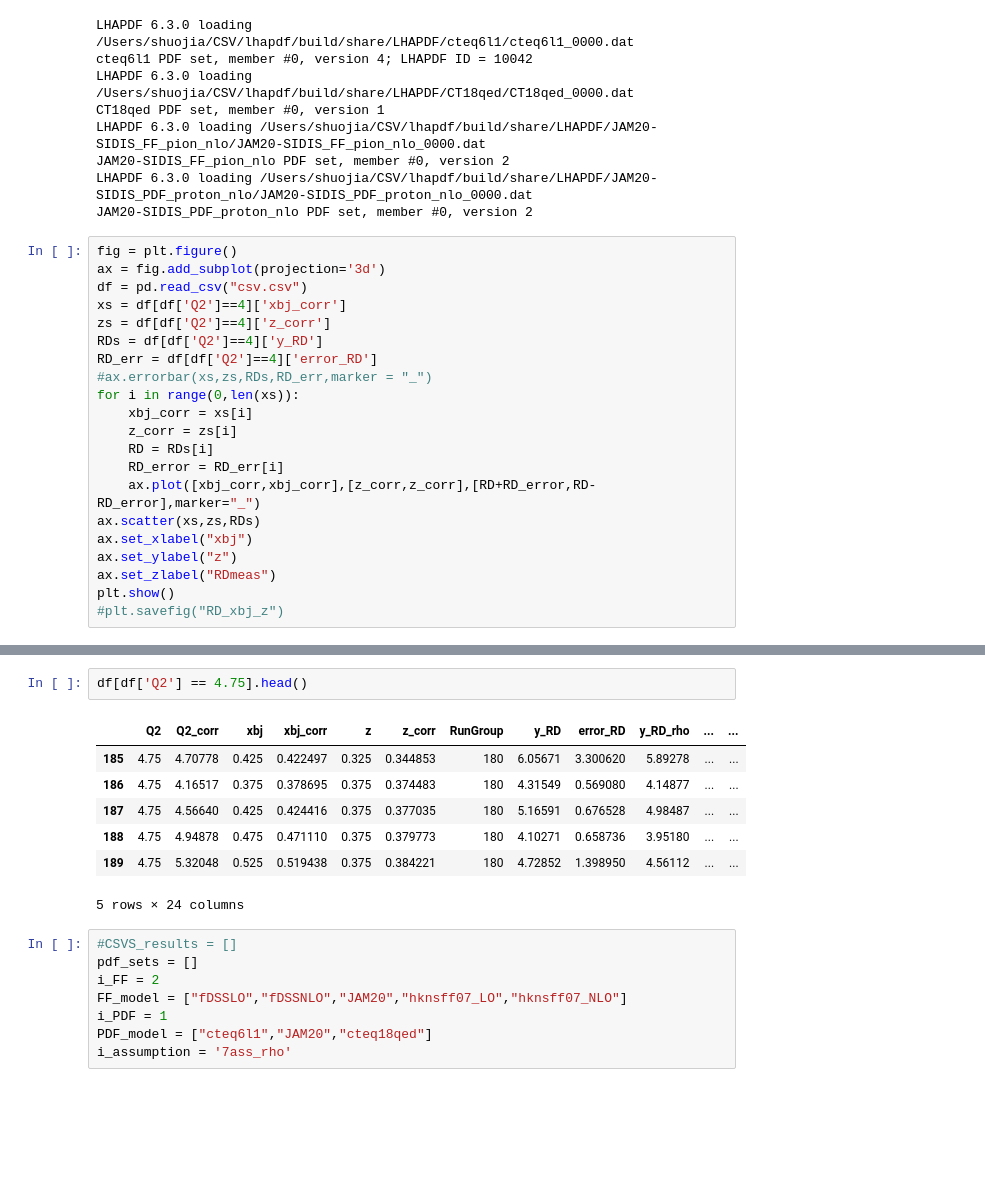
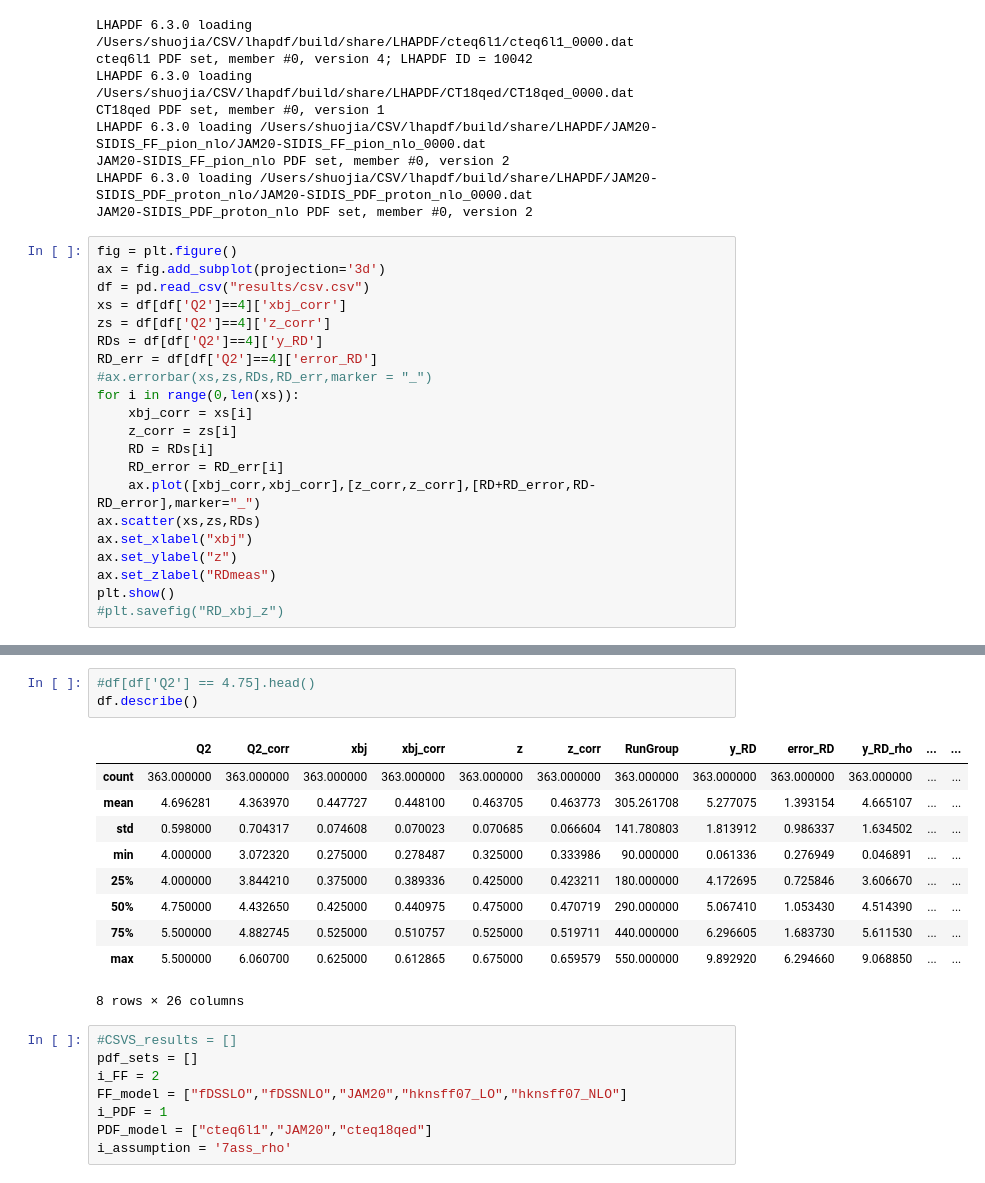
Before and after one commit to Mengzhendada/csv_notebook, a Jupyter notebook: yield_ratio_morepoints_Arho_pandas.ipynb, the cells around one changed output, grey strips where cells are left out. Saved outputs shown, nothing was run; the diff lists cells and outputs as text; blank space fills up the shorter version.

```diff
--- a/yield_ratio_morepoints_Arho_pandas.ipynb
+++ b/yield_ratio_morepoints_Arho_pandas.ipynb
@@ -26,7 +26,7 @@ JAM20-SIDIS_PDF_proton_nlo PDF set, member #0, version 2
 # %%
 fig = plt.figure()
 ax = fig.add_subplot(projection='3d')
-df = pd.read_csv("csv.csv")
+df = pd.read_csv("results/csv.csv")
 xs = df[df['Q2']==4]['xbj_corr']
 zs = df[df['Q2']==4]['z_corr']
 RDs = df[df['Q2']==4]['y_RD']
@@ -49,13 +49,17 @@ plt.show()
 # %%
-df[df['Q2'] == 4.75].head()
+#df[df['Q2'] == 4.75].head()
+df.describe()
 # %% [output]
 |  | Q2 | Q2_corr | xbj | xbj_corr | z | z_corr | RunGroup | y_RD | error_RD | y_RD_rho | ... | ... |
-| 185 | 4.75 | 4.70778 | 0.425 | 0.422497 | 0.325 | 0.344853 | 180 | 6.05671 | 3.300620 | 5.89278 | ... | ... |
-| 186 | 4.75 | 4.16517 | 0.375 | 0.378695 | 0.375 | 0.374483 | 180 | 4.31549 | 0.569080 | 4.14877 | ... | ... |
-| 187 | 4.75 | 4.56640 | 0.425 | 0.424416 | 0.375 | 0.377035 | 180 | 5.16591 | 0.676528 | 4.98487 | ... | ... |
-| 188 | 4.75 | 4.94878 | 0.475 | 0.471110 | 0.375 | 0.379773 | 180 | 4.10271 | 0.658736 | 3.95180 | ... | ... |
-| 189 | 4.75 | 5.32048 | 0.525 | 0.519438 | 0.375 | 0.384221 | 180 | 4.72852 | 1.398950 | 4.56112 | ... | ... |
+| count | 363.000000 | 363.000000 | 363.000000 | 363.000000 | 363.000000 | 363.000000 | 363.000000 | 363.000000 | 363.000000 | 363.000000 | ... | ... |
+| mean | 4.696281 | 4.363970 | 0.447727 | 0.448100 | 0.463705 | 0.463773 | 305.261708 | 5.277075 | 1.393154 | 4.665107 | ... | ... |
+| std | 0.598000 | 0.704317 | 0.074608 | 0.070023 | 0.070685 | 0.066604 | 141.780803 | 1.813912 | 0.986337 | 1.634502 | ... | ... |
+| min | 4.000000 | 3.072320 | 0.275000 | 0.278487 | 0.325000 | 0.333986 | 90.000000 | 0.061336 | 0.276949 | 0.046891 | ... | ... |
+| 25% | 4.000000 | 3.844210 | 0.375000 | 0.389336 | 0.425000 | 0.423211 | 180.000000 | 4.172695 | 0.725846 | 3.606670 | ... | ... |
+| 50% | 4.750000 | 4.432650 | 0.425000 | 0.440975 | 0.475000 | 0.470719 | 290.000000 | 5.067410 | 1.053430 | 4.514390 | ... | ... |
+| 75% | 5.500000 | 4.882745 | 0.525000 | 0.510757 | 0.525000 | 0.519711 | 440.000000 | 6.296605 | 1.683730 | 5.611530 | ... | ... |
+| max | 5.500000 | 6.060700 | 0.625000 | 0.612865 | 0.675000 | 0.659579 | 550.000000 | 9.892920 | 6.294660 | 9.068850 | ... | ... |
-5 rows × 24 columns
+8 rows × 26 columns
 # %%
 #CSVS_results = []
 pdf_sets = []
```
Also changed, not shown: parts of 44 cells of this notebook, 24 other files.
